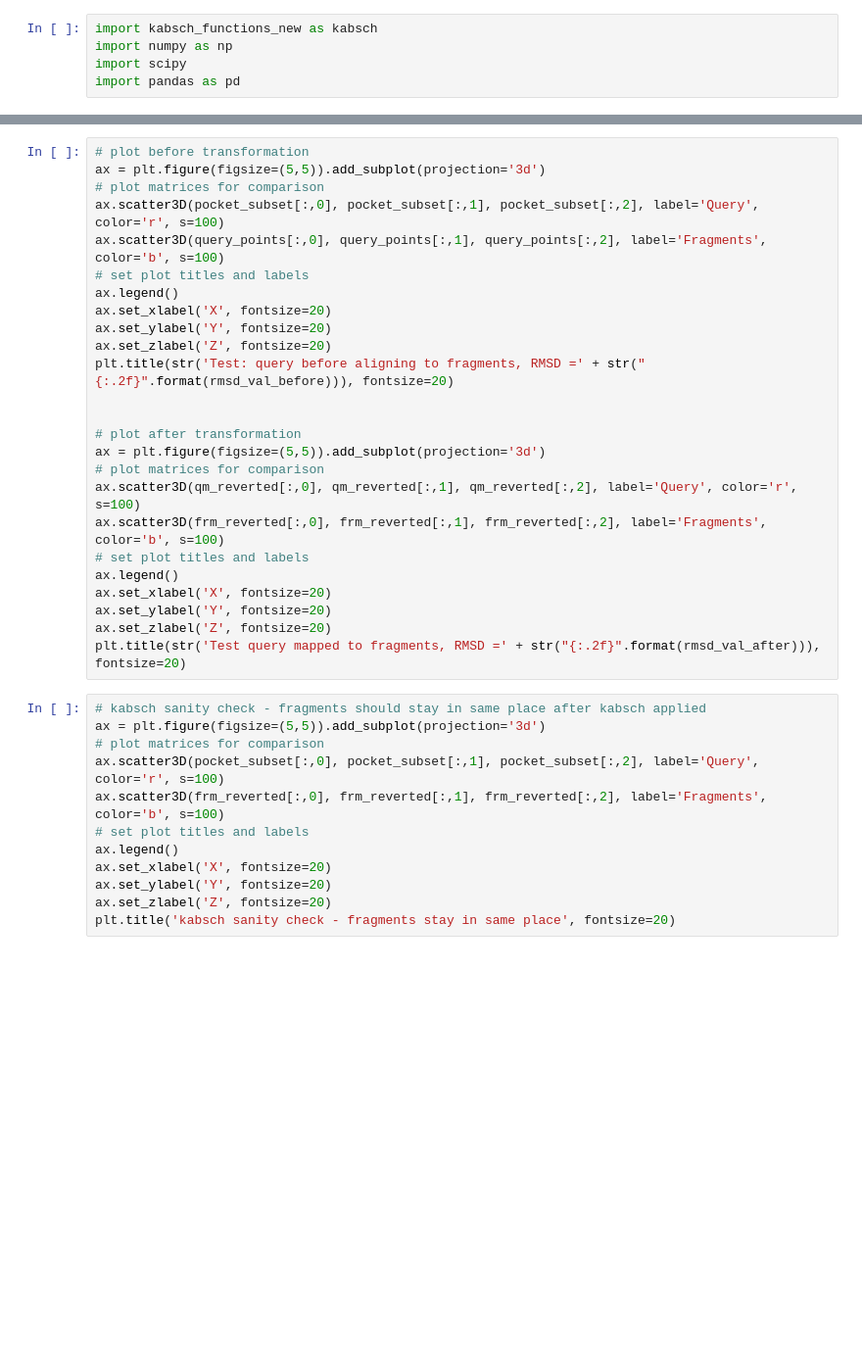
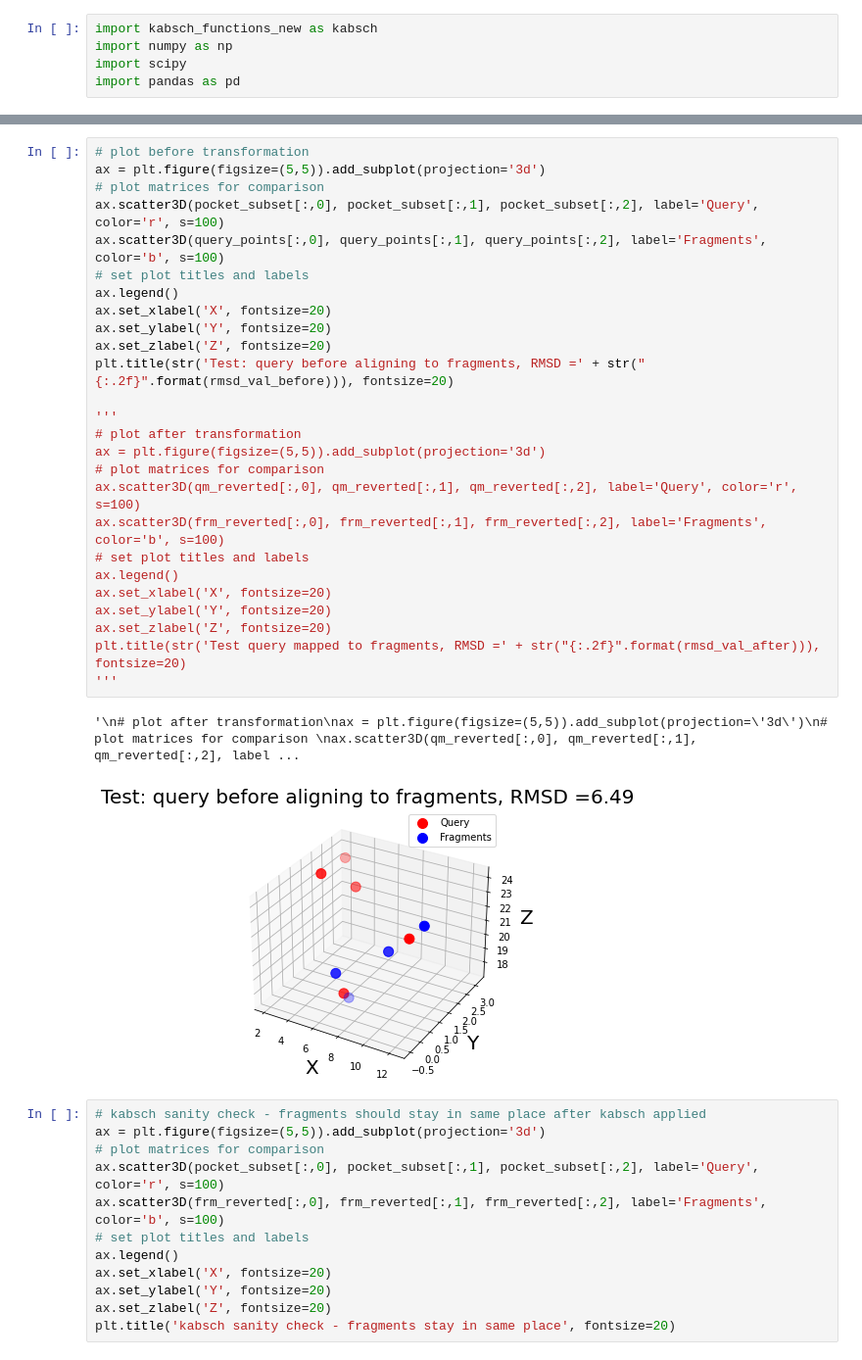
Before and after one commit to gemmagordon/xchem_rotation, a Jupyter notebook: get_pharma4_cloud.ipynb, the cells around one changed output, grey strips where cells are left out. Shown at 98% size. Cells and saved outputs as stored; diff of their text form; blank space fills up the shorter version.

```diff
--- a/get_pharma4_cloud.ipynb
+++ b/get_pharma4_cloud.ipynb
@@ -573,28 +614,32 @@ rmsd_val_after = rmsd_val
 # %%
 # plot before transformation
 ax = plt.figure(figsize=(5,5)).add_subplot(projection='3d')
 # plot matrices for comparison
 ax.scatter3D(pocket_subset[:,0], pocket_subset[:,1], pocket_subset[:,2], label='Query', color='r', s=100)
 ax.scatter3D(query_points[:,0], query_points[:,1], query_points[:,2], label='Fragments', color='b', s=100)
 # set plot titles and labels
 ax.legend()
 ax.set_xlabel('X', fontsize=20)
 ax.set_ylabel('Y', fontsize=20)
 ax.set_zlabel('Z', fontsize=20)
 plt.title(str('Test: query before aligning to fragments, RMSD =' + str("{:.2f}".format(rmsd_val_before))), fontsize=20)
 
-
+'''
 # plot after transformation
 ax = plt.figure(figsize=(5,5)).add_subplot(projection='3d')
 # plot matrices for comparison
 ax.scatter3D(qm_reverted[:,0], qm_reverted[:,1], qm_reverted[:,2], label='Query', color='r', s=100)
 ax.scatter3D(frm_reverted[:,0], frm_reverted[:,1], frm_reverted[:,2], label='Fragments', color='b', s=100)
 # set plot titles and labels
 ax.legend()
 ax.set_xlabel('X', fontsize=20)
 ax.set_ylabel('Y', fontsize=20)
 ax.set_zlabel('Z', fontsize=20)
 plt.title(str('Test query mapped to fragments, RMSD =' + str("{:.2f}".format(rmsd_val_after))), fontsize=20)
+'''
+# %% [output]
+'\n# plot after transformation\nax = plt.figure(figsize=(5,5)).add_subplot(projection=\'3d\')\n# plot matrices for comparison \nax.scatter3D(qm_reverted[:,0], qm_reverted[:,1], qm_reverted[:,2], label ...
+[figure, added]
 # %%
 # kabsch sanity check - fragments should stay in same place after kabsch applied
 ax = plt.figure(figsize=(5,5)).add_subplot(projection='3d')
```
Also changed, not shown: parts of 11 cells of this notebook.
